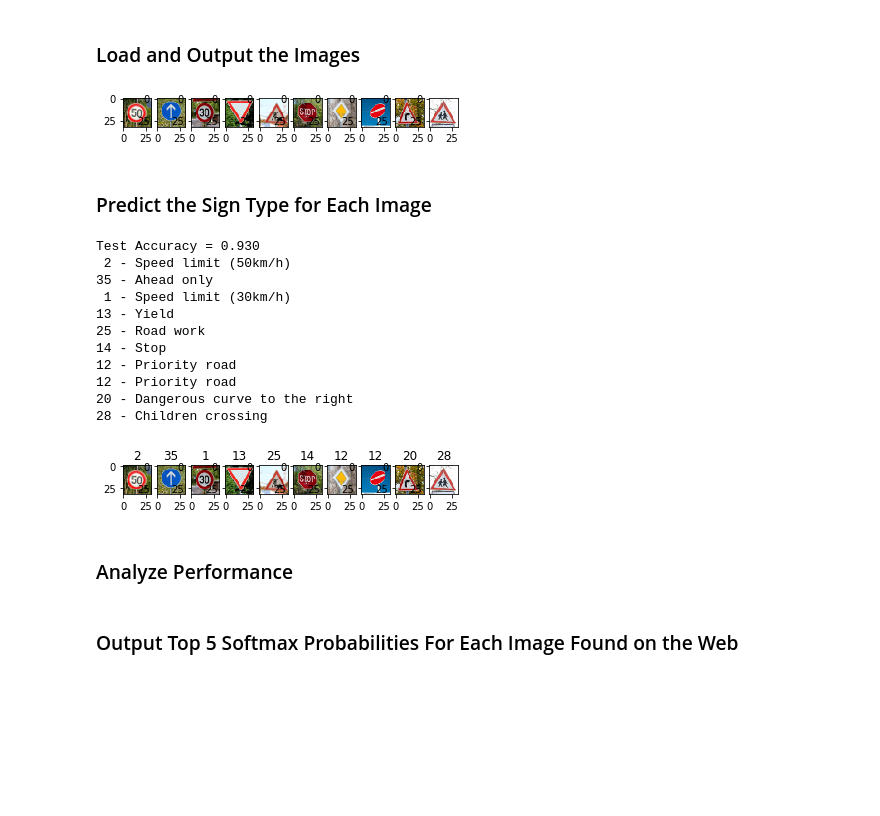
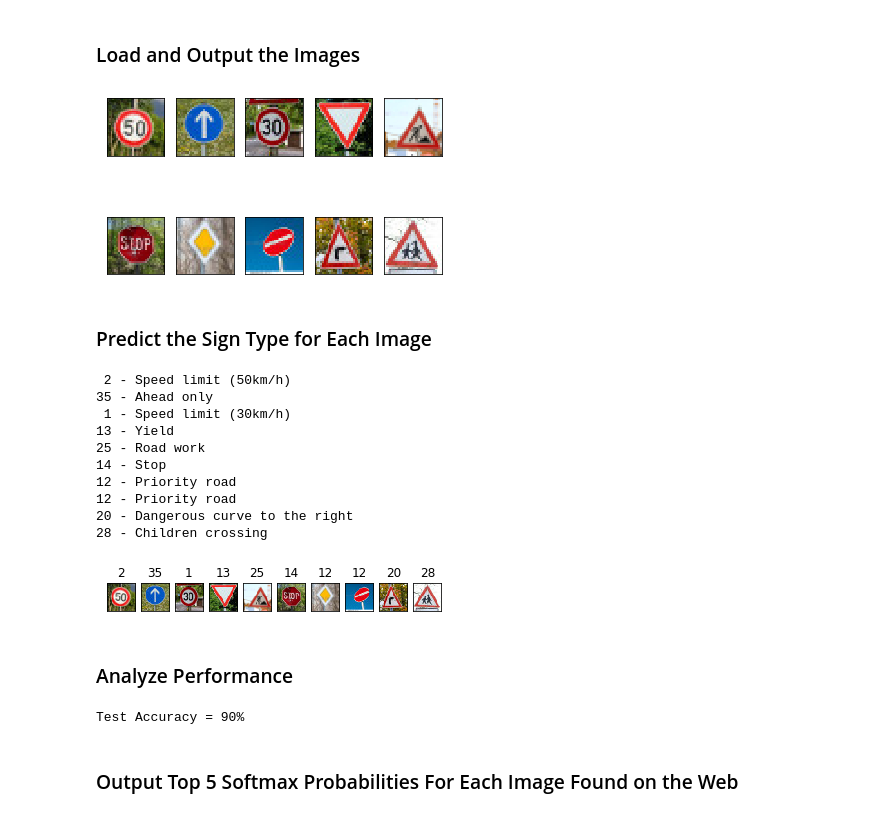
Before and after one commit to jkamano/CarND-Traffic-Sign-Classifier-Project, a Jupyter notebook: Traffic_Sign_Classifier.ipynb, the cells around one changed output. Drawn from its saved outputs; the diff is of its cells as text; code cells hidden in the pictures; blank space fills up the shorter version.

```diff
--- a/Traffic_Sign_Classifier.ipynb
+++ b/Traffic_Sign_Classifier.ipynb
@@ -93,7 +102,6 @@ The [Matplotlib](http://matplotlib.org/) [examples](http://matplotlib.org/exampl
 # %%
 ### Data exploration visualization code goes here.
 ### Feel free to use as many code cells as needed.
-import matplotlib.pyplot as plt
 import random
 import csv
 #Map to names
@@ -104,12 +112,20 @@ with open('signnames.csv') as csvfile:
     for row in reader:
         Listnames.append(row['SignName'])
         Listidx.append(int(row['ClassId']))
+
 # Visualizations will be shown in the notebook.
 %matplotlib inline
-index = random.randint(0, len(X_train))
-image = X_train[index]
+fig, axes = plt.subplots(int(np.ceil(len(classes)/10)),10)
+for c in range(len(classes)):
+    u = int(c%10)
+    i = int(np.floor(c/10))
+    ind = np.where(y_train_pre==c)[0][0]
+    axes[i][u].set_title(str(c))
+    axes[i][u].imshow(X_train_pre[ind])
+    axes[i][u].get_xaxis().set_visible(False)
+    axes[i][u].get_yaxis().set_visible(False)
 
-plt.figure(figsize=(1,1))
-plt.imshow(image)
-print(y_train[index], ' - ', Listnames[Listidx.index(y_train[index])])
+for u in range(3,10):
+    axes[-1][u].get_xaxis().set_visible(False)
+    axes[-1][u].get_yaxis().set_visible(False)
 # %% [output]
@@ -145,12 +160,13 @@ from sklearn.utils import shuffle
 import tensorflow as tf
 import cv2
 
-X_train, y_train = shuffle(X_train, y_train)
+X_train_pre, y_train_pre = shuffle(X_train_pre, y_train_pre)
 
 X_train = []
 y_train = []
 for i, (img, label) in enumerate(zip(X_train_pre, y_train_pre)):
     norm_image = cv2.normalize(img, np.zeros((32,32,3)), alpha=0, beta=1, norm_type=cv2.NORM_MINMAX, dtype=cv2.CV_32F)
+
     X_train.append(norm_image)
     y_train.append(label)
 # %% [markdown]
@@ -225,7 +244,7 @@ EPOCHS = 100
 BATCH_SIZE = 128
 rate = 0.001
 
-logits = LeNet(x)
+logits, act1, act2 = LeNet(x)
 cross_entropy = tf.nn.softmax_cross_entropy_with_logits(labels=one_hot_y, logits=logits)
 loss_operation = tf.reduce_mean(cross_entropy)
 optimizer = tf.train.AdamOptimizer(learning_rate = rate)
@@ -317,28 +336,39 @@ You may find `signnames.csv` useful as it contains mappings from the class id (i
 # %%
 ### Load the images and plot them here.
 ### Feel free to use as many code cells as needed.
 import matplotlib.image as mpimg
 import os
 files = os.listdir('pics')
 #files = ['pics/children_scl.jpg',
 #        'pics/giveway_scl.jpg',
 #         'pics/limit30_scl.jpg',
 #         'pics/limit50_scl.jpg',
 #         'pics/right_scl.jpg',
 #         'pics/smokies_stop_scl.jpg']
 
 testPics = np.zeros((len(files),32,32,3),dtype="uint8")
 for i, f in enumerate(files):
     img=mpimg.imread("pics/" + f)
     testPics[i] = img
 
 %matplotlib inline
-fig, axes = plt.subplots(1,len(testPics))
+fig, axes = plt.subplots(2,5)
 for i in range(len(testPics)):
-    axes[i].set_title('')
-    axes[i].imshow(testPics[i])
+    c = int(np.floor(i/5))
+    u = i%5
+    axes[c][u].set_title('')
+    axes[c][u].imshow(testPics[i])
+    axes[c][u].get_xaxis().set_visible(False)
+    axes[c][u].get_yaxis().set_visible(False)
+
+X_local = []
+y_local = [2,35,1,13,25,14,12,17,20,28]
+
+for i, img in enumerate(testPics):
+    norm_image = cv2.normalize(img, np.zeros((32,32,3)), alpha=0, beta=1, norm_type=cv2.NORM_MINMAX, dtype=cv2.CV_32F)
+    X_local.append(norm_image)
 # %% [output]
-[figure, old version]
+[figure, new version]
 # %% [markdown]
 ### Predict the Sign Type for Each Image
 # %%
@@ -347,22 +377,22 @@ for i in range(len(testPics)):
 ### Feel free to use as many code cells as needed.
 ### Evaluate with Test set
 classification = tf.argmax(logits, 1)
+
 with tf.Session() as sess:
     saver.restore(sess, tf.train.latest_checkpoint('.'))
-
-    labels = sess.run(classification, feed_dict={x: testPics, y: [0,0,0,0,0,0], Pkeep:1})
-    print("Test Accuracy = {:.3f}".format(test_accuracy))
+    labels = sess.run(classification, feed_dict={x: X_local, y: y_local , Pkeep:1})
 
 %matplotlib inline
 fig, axes = plt.subplots(1,len(testPics))
 for i in range(len(testPics)):
     axes[i].set_title(str(labels[i]))
     axes[i].imshow(testPics[i])
+    axes[i].get_xaxis().set_visible(False)
+    axes[i].get_yaxis().set_visible(False)
 
 for lab in labels:
     print("%2d - %s" % (lab, Listnames[Listidx.index(lab)]))
 # %% [output]
-Test Accuracy = 0.930
  2 - Speed limit (50km/h)
 35 - Ahead only
  1 - Speed limit (30km/h)
@@ -373,12 +403,19 @@ Test Accuracy = 0.930
 12 - Priority road
 20 - Dangerous curve to the right
 28 - Children crossing
-[figure, old version]
+[figure, new version]
 # %% [markdown]
 ### Analyze Performance
 # %%
 ### Calculate the accuracy for these 5 new images.
 ### For example, if the model predicted 1 out of 5 signs correctly, it's 20% accurate on these new images.
+with tf.Session() as sess:
+    saver.restore(sess, "./lenet")
+    accuracy = sess.run(accuracy_operation, feed_dict={x: X_local, y: y_local, Pkeep:1})
+
+print("Test Accuracy = {:.0f}%".format(accuracy*100))
+# %% [output]
+Test Accuracy = 90%
 # %% [markdown]
 ### Output Top 5 Softmax Probabilities For Each Image Found on the Web
 # %% [markdown]
```
Also changed, not shown: parts of 7 cells of this notebook, 17 other files.
